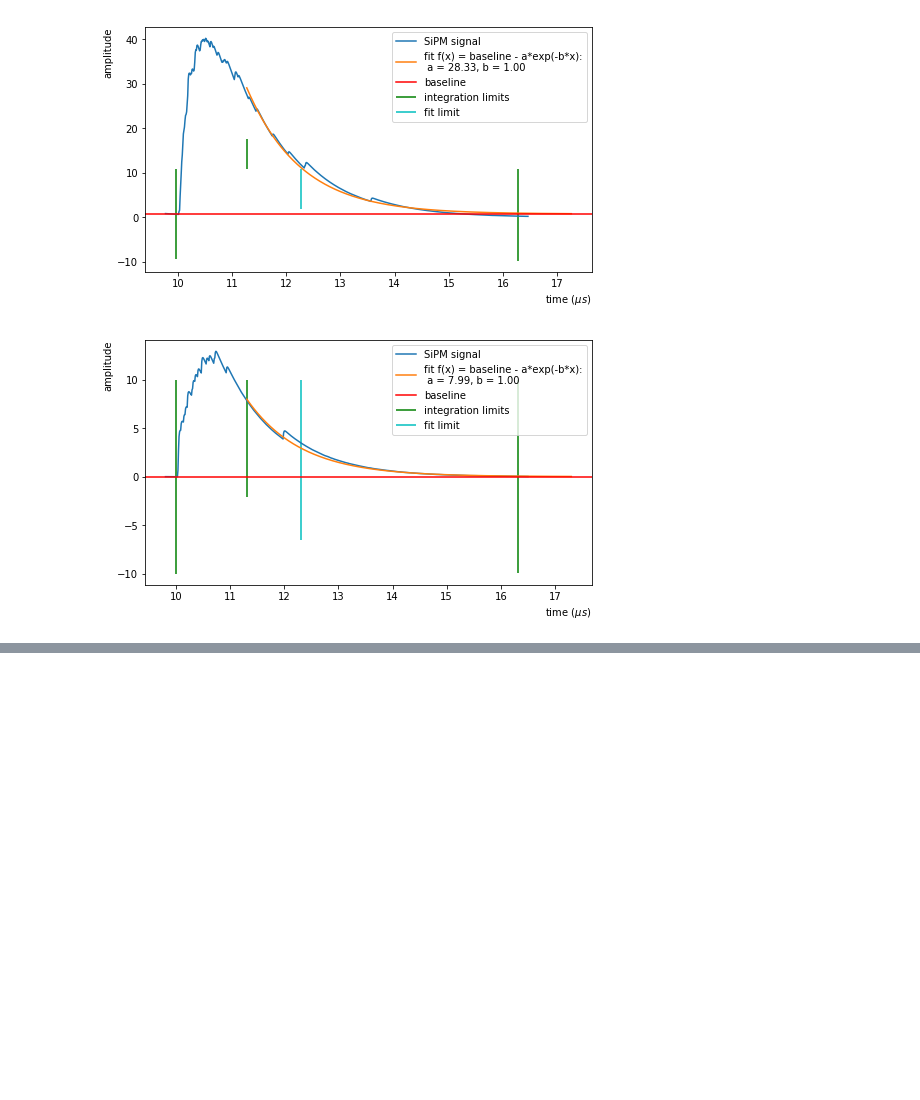
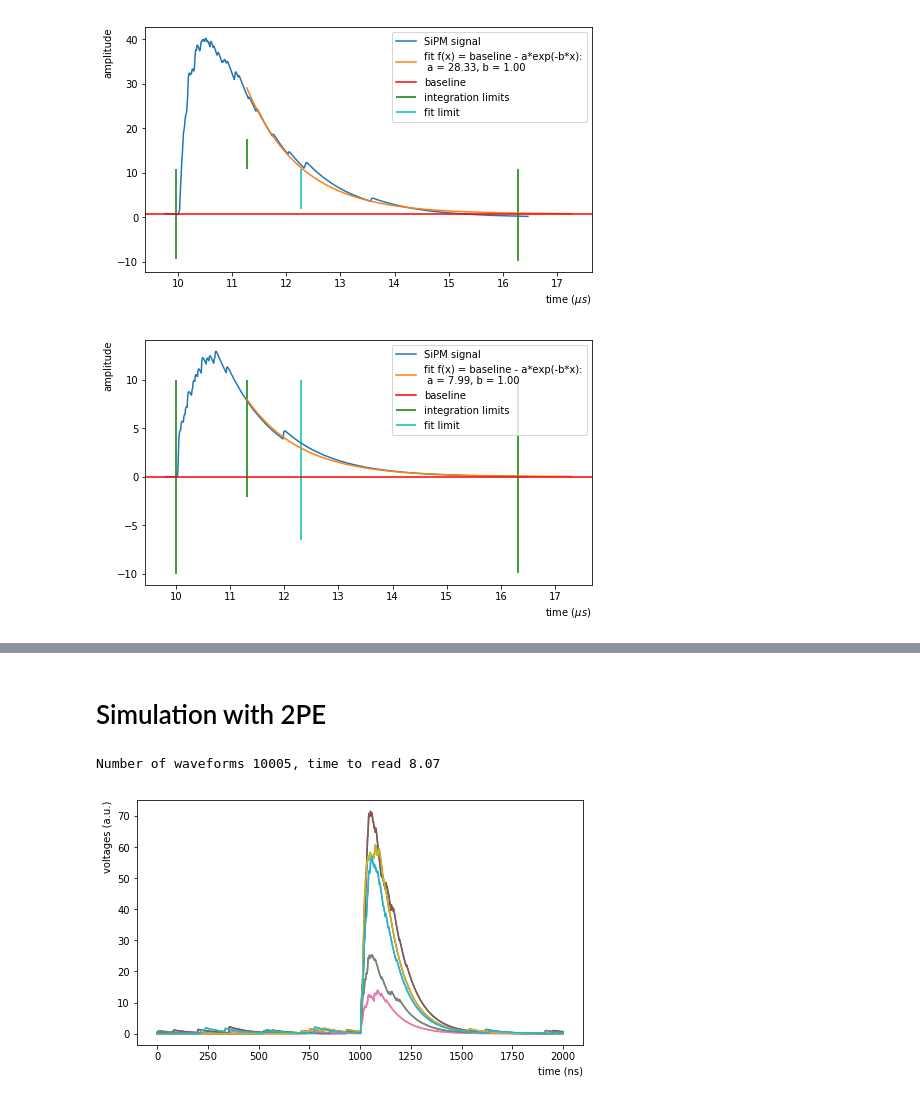
Before and after one commit to valerioda/abalone, a Jupyter notebook: simulation_analysis/integrate_waveforms.ipynb, the cells around one changed output, grey strips where cells are left out. Cells and saved outputs as stored; diff of their text form; code cells hidden in the pictures; blank space fills up the shorter version.

Commit message:
simulation analysis

```diff
--- a/simulation_analysis/integrate_waveforms.ipynb
+++ b/simulation_analysis/integrate_waveforms.ipynb
@@ -221,0 +81,7 @@ a = plt.hist(integrals,bins=200,range=(10,150))
+# %% [markdown]
+# Simulation with 2PE
+# %%
+wfs2 = su.read_waveforms_from_json(PE = 2, plot = True)
+# %% [output]
+Number of waveforms 10005, time to read 8.07
+[figure, added]
```
Also changed, not shown: parts of 14 cells of this notebook, 5 other files.
